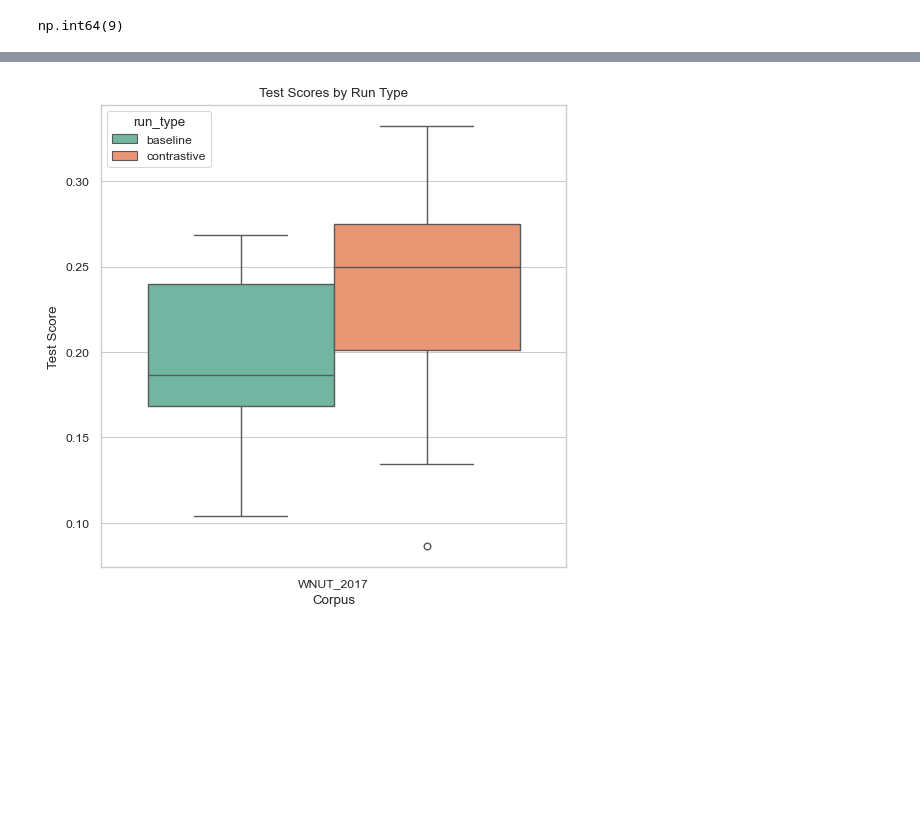
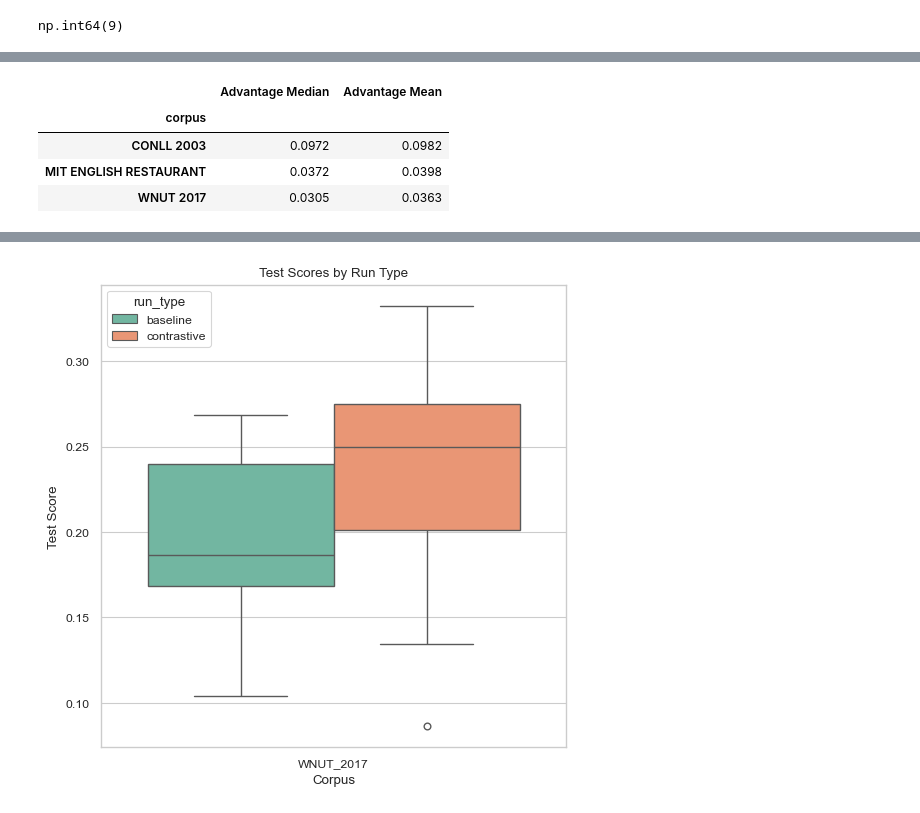
Before and after one commit to cezary17/contrastner, a Jupyter notebook: analysis/baseline_compare.ipynb, the cells around one changed output, grey strips where cells are left out. Saved outputs shown, nothing was run; the diff lists cells and outputs as text; code cells hidden in the pictures; blank space fills up the shorter version.

```diff
--- a/analysis/baseline_compare.ipynb
+++ b/analysis/baseline_compare.ipynb
@@ -114,0 +159,18 @@ stats_df
+# %%
+diff_cont = stats_reshaped.T.filter(like='ContrastNER')
+diff_cont.columns = ["median", "mean", "std"]
+
+diff_base = stats_reshaped.T.filter(like='Baseline')
+diff_base.columns = ["median", "mean", "std"]
+
+diff = diff_cont - diff_base
+diff = diff.iloc[:, 0:2]
+diff.columns = ["Advantage Median", "Advantage Mean"]
+diff_styler = diff.style.format(precision=4)
+diff_styler
+# %% [output]
+|  | Advantage Median | Advantage Mean |
+| corpus |  |  |
+| CONLL 2003 | 0.0972 | 0.0982 |
+| MIT ENGLISH RESTAURANT | 0.0372 | 0.0398 |
+| WNUT 2017 | 0.0305 | 0.0363 |
```
Also changed, not shown: parts of 6 cells of this notebook, 18 other files.
